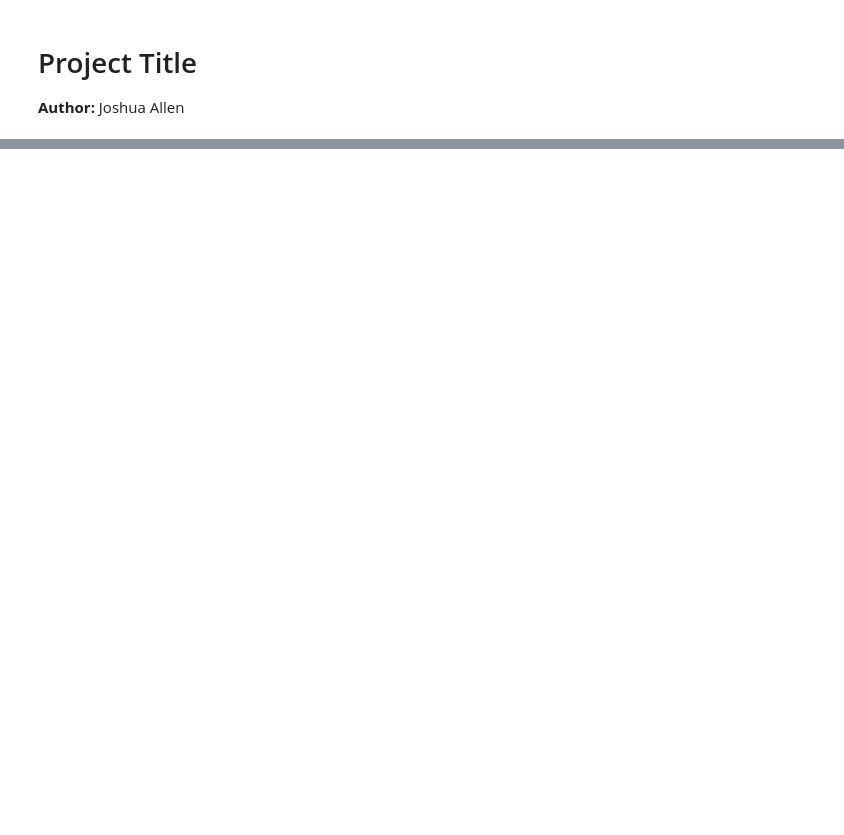
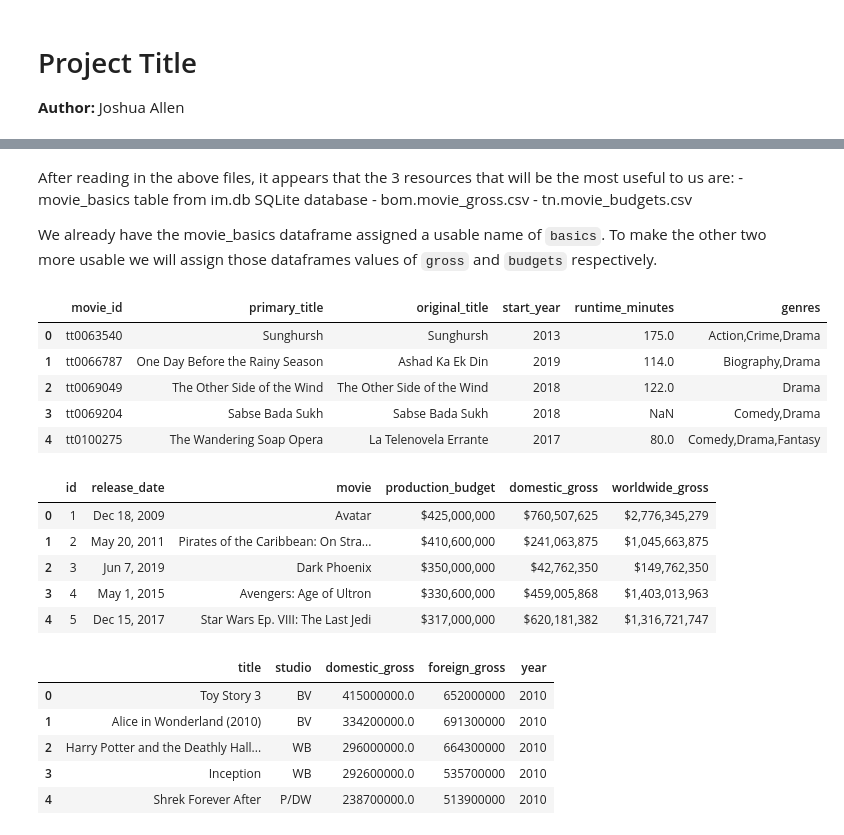
Before and after one commit to uijallen/Microsoft_Movie_Analysis, a Jupyter notebook: Microsoft_Movie_Analysis.ipynb, the cells around one changed output, grey strips where cells are left out. Cells and saved outputs as stored; diff of their text form; code cells hidden in the pictures; blank space fills up the shorter version.

```diff
--- a/Microsoft_Movie_Analysis.ipynb
+++ b/Microsoft_Movie_Analysis.ipynb
@@ -110,0 +244,36 @@ mov_gross.loc[mov_gross['title'].str.contains('Pirates')]
+# %% [markdown]
+After reading in the above files, it appears that the 3 resources that will be the most useful to us are:
+    - movie_basics table from im.db SQLite database
+    - bom.movie_gross.csv
+    - tn.movie_budgets.csv
+
+We already have the movie_basics dataframe assigned a usable name of `basics`.  To make the other two more usable we will assign those dataframes values of `gross` and `budgets` respectively.
+# %%
+# Assigning more usable names to the movie_budgets and movie_gross dataframes
+budgets = table_dict['ZippedData/tn.movie_budgets.csv']
+gross = table_dict['ZippedData/bom.movie_gross.csv']
+
+# Displaying the head and info of each to ensure the dataframes have been
+# properly stored in their respective variable names.
+display(basics.head())
+display(budgets.head())
+display(gross.head())
+# %% [output]
+|  | movie_id | primary_title | original_title | start_year | runtime_minutes | genres |
+| 0 | tt0063540 | Sunghursh | Sunghursh | 2013 | 175.0 | Action,Crime,Drama |
+| 1 | tt0066787 | One Day Before the Rainy Season | Ashad Ka Ek Din | 2019 | 114.0 | Biography,Drama |
+| 2 | tt0069049 | The Other Side of the Wind | The Other Side of the Wind | 2018 | 122.0 | Drama |
+| 3 | tt0069204 | Sabse Bada Sukh | Sabse Bada Sukh | 2018 | NaN | Comedy,Drama |
+| 4 | tt0100275 | The Wandering Soap Opera | La Telenovela Errante | 2017 | 80.0 | Comedy,Drama,Fantasy |
+|  | id | release_date | movie | production_budget | domestic_gross | worldwide_gross |
+| 0 | 1 | Dec 18, 2009 | Avatar | $425,000,000 | $760,507,625 | $2,776,345,279 |
+| 1 | 2 | May 20, 2011 | Pirates of the Caribbean: On Stra... | $410,600,000 | $241,063,875 | $1,045,663,875 |
+| 2 | 3 | Jun 7, 2019 | Dark Phoenix | $350,000,000 | $42,762,350 | $149,762,350 |
+| 3 | 4 | May 1, 2015 | Avengers: Age of Ultron | $330,600,000 | $459,005,868 | $1,403,013,963 |
+| 4 | 5 | Dec 15, 2017 | Star Wars Ep. VIII: The Last Jedi | $317,000,000 | $620,181,382 | $1,316,721,747 |
+|  | title | studio | domestic_gross | foreign_gross | year |
+| 0 | Toy Story 3 | BV | 415000000.0 | 652000000 | 2010 |
+| 1 | Alice in Wonderland (2010) | BV | 334200000.0 | 691300000 | 2010 |
+| 2 | Harry Potter and the Deathly Hall... | WB | 296000000.0 | 664300000 | 2010 |
+| 3 | Inception | WB | 292600000.0 | 535700000 | 2010 |
+| 4 | Shrek Forever After | P/DW | 238700000.0 | 513900000 | 2010 |
```
Also changed, not shown: parts of 30 cells of this notebook, 16 other files.
